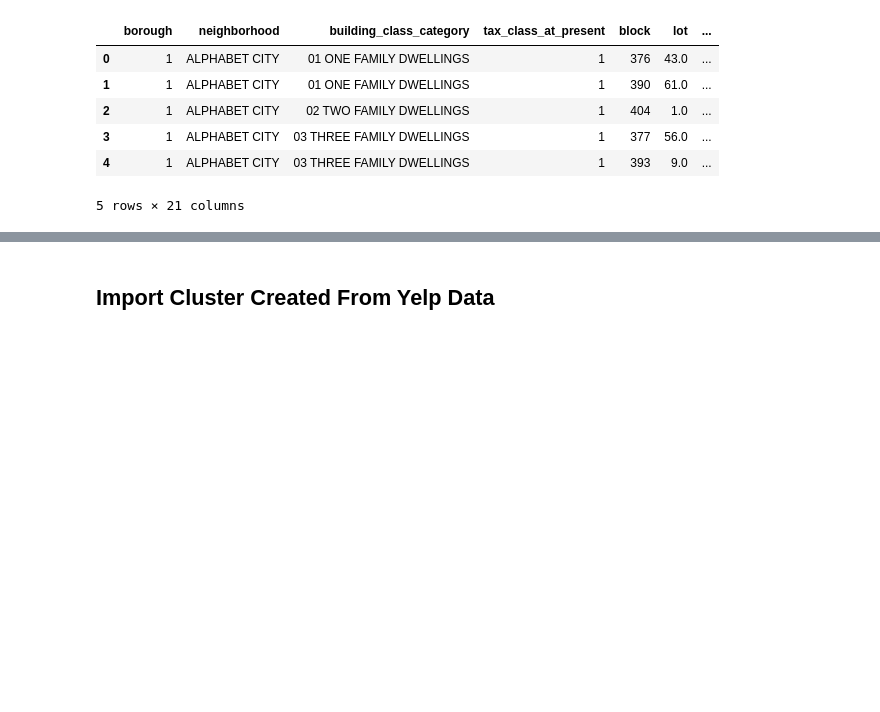
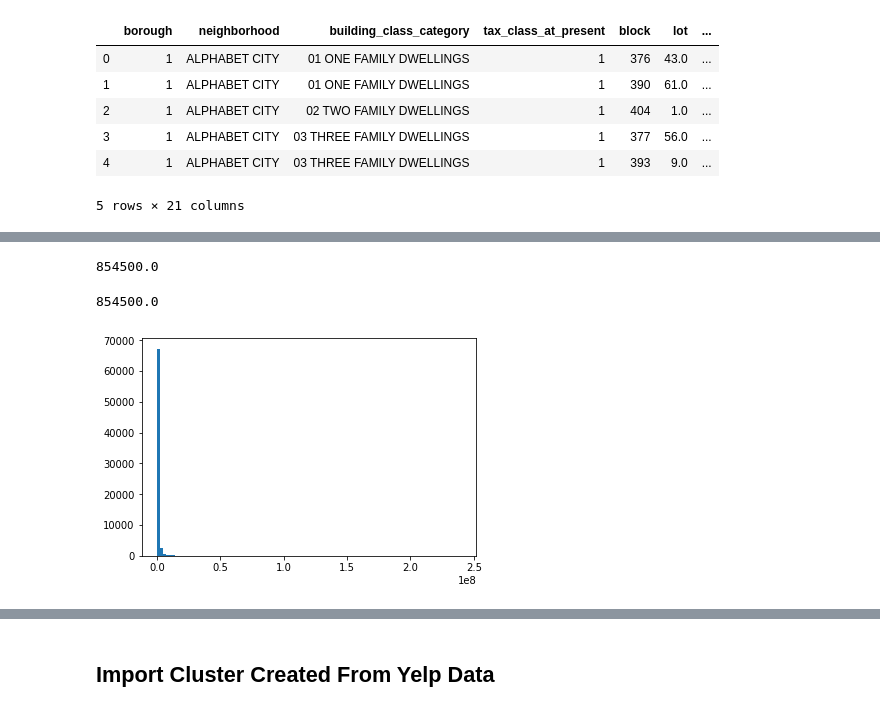
Before and after one commit to FredaXin/client_project, a Jupyter notebook: Freda/code/EDA_and_Data_Cleaning_nyc_dept_fin.ipynb, the cells around one changed output, grey strips where cells are left out. Drawn from its saved outputs; the diff is of its cells as text; code cells hidden in the pictures; blank space fills up the shorter version.

```diff
--- a/Freda/code/EDA_and_Data_Cleaning_nyc_dept_fin.ipynb
+++ b/Freda/code/EDA_and_Data_Cleaning_nyc_dept_fin.ipynb
@@ -19,0 +199,13 @@ df.head()
+# %%
+np.percentile(df['sale_price'], 75)
+# %% [output]
+854500.0
+# %%
+np.quantile(df['sale_price'], 0.75)
+# %% [output]
+854500.0
+# %%
+# As we can see from the histogram, there are a lot of sale price = 0, causing the dataset to be extremely right skewed
+plt.hist(df['sale_price'], bins=100);
+# %% [output]
+[figure, added]
```
Also changed, not shown: parts of 58 cells of this notebook.
